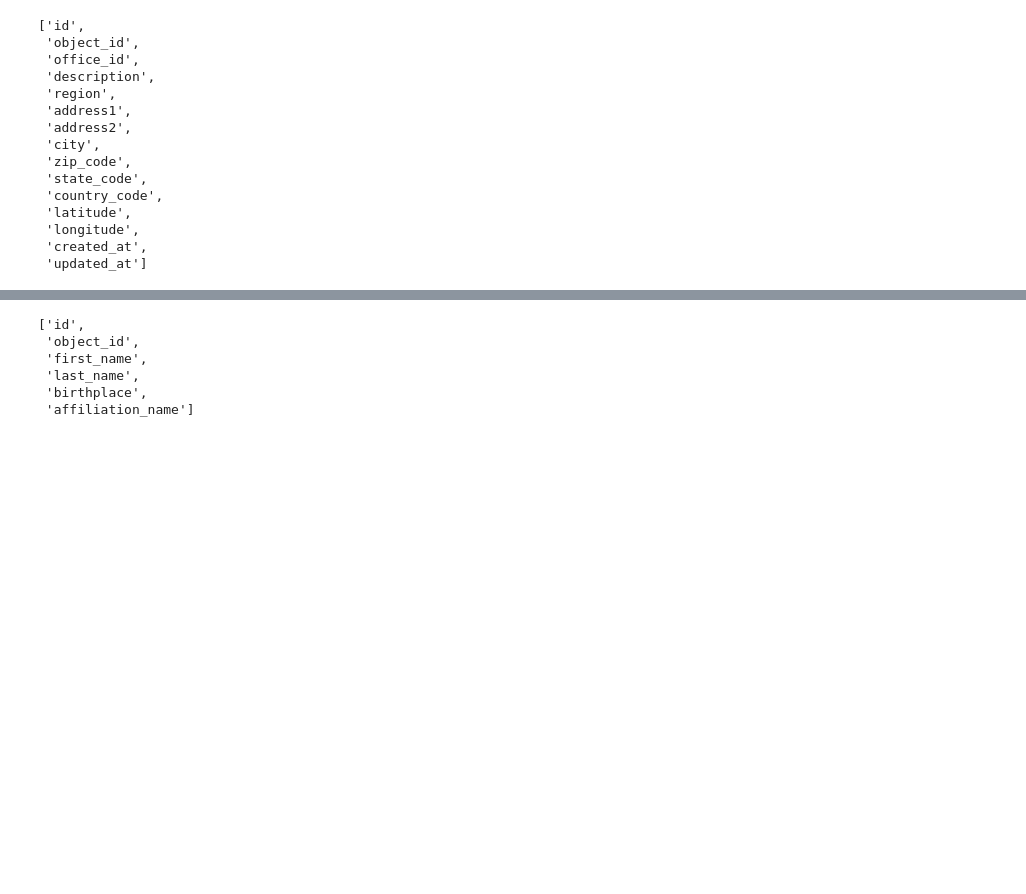
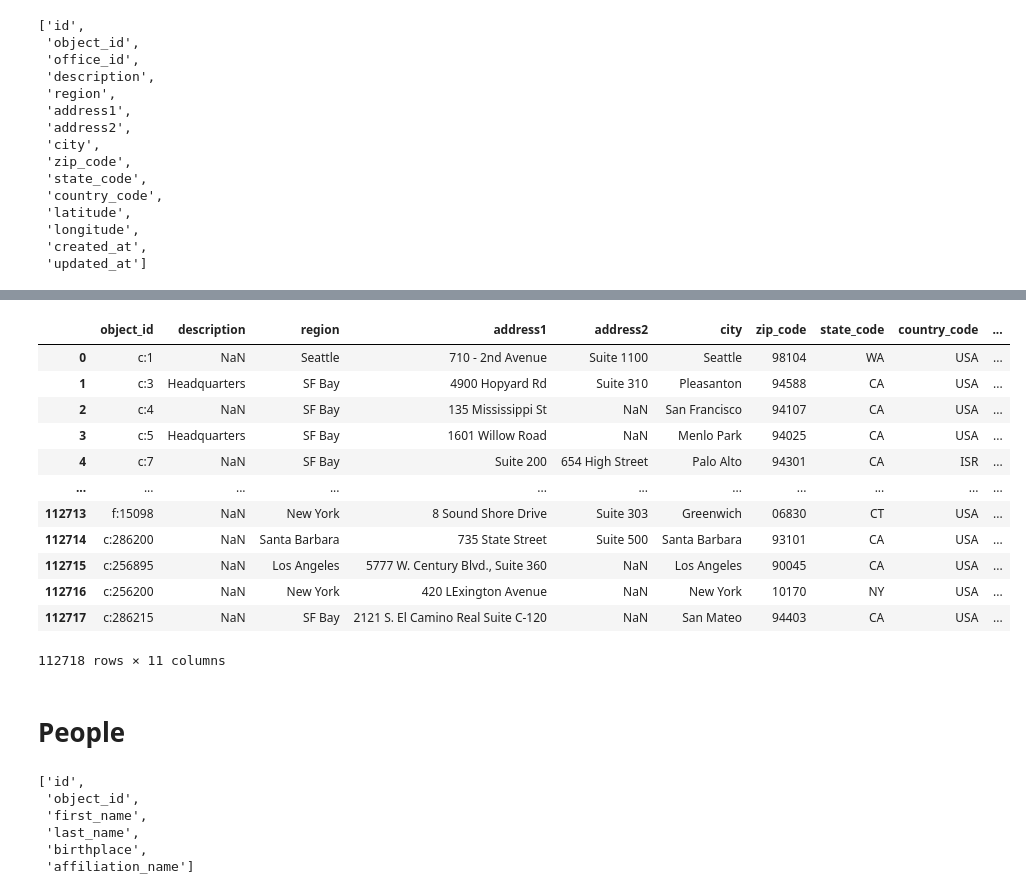
Before and after one commit to PaulIsenberg/FWIP_Venture, a Jupyter notebook: ETL.ipynb, the cells around one changed output, grey strips where cells are left out. Drawn from its saved outputs; the diff is of its cells as text; code cells hidden in the pictures; blank space fills up the shorter version.

Commit message:
cleaning offices, people, milestones csvs

```diff
--- a/ETL.ipynb
+++ b/ETL.ipynb
@@ -402,0 +456,17 @@ offices.columns.tolist()
+# %%
+offices_clean = offices.drop(columns={'id','office_id','created_at','updated_at'})
+offices_clean
+# %% [output]
+|  | object_id | description | region | address1 | address2 | city | zip_code | state_code | country_code | ... |
+| 0 | c:1 | NaN | Seattle | 710 - 2nd Avenue | Suite 1100 | Seattle | 98104 | WA | USA | ... |
+| 1 | c:3 | Headquarters | SF Bay | 4900 Hopyard Rd | Suite 310 | Pleasanton | 94588 | CA | USA | ... |
+| 2 | c:4 | NaN | SF Bay | 135 Mississippi St | NaN | San Francisco | 94107 | CA | USA | ... |
+| 3 | c:5 | Headquarters | SF Bay | 1601 Willow Road | NaN | Menlo Park | 94025 | CA | USA | ... |
+| 4 | c:7 | NaN | SF Bay | Suite 200 | 654 High Street | Palo Alto | 94301 | CA | ISR | ... |
+| ... | ... | ... | ... | ... | ... | ... | ... | ... | ... | ... |
+| 112713 | f:15098 | NaN | New York | 8 Sound Shore Drive | Suite 303 | Greenwich | 06830 | CT | USA | ... |
+| 112714 | c:286200 | NaN | Santa Barbara | 735 State Street | Suite 500 | Santa Barbara | 93101 | CA | USA | ... |
+| 112715 | c:256895 | NaN | Los Angeles | 5777 W. Century Blvd., Suite 360 | NaN | Los Angeles | 90045 | CA | USA | ... |
+| 112716 | c:256200 | NaN | New York | 420 LExington Avenue | NaN | New York | 10170 | NY | USA | ... |
+| 112717 | c:286215 | NaN | SF Bay | 2121 S. El Camino Real Suite C-120 | NaN | San Mateo | 94403 | CA | USA | ... |
+112718 rows × 11 columns
@@ -403,3 +476,5 @@ offices.columns.tolist()
+# %% [markdown]
+# People
 # %%
 people= pd.read_csv(path + 'people.csv')
 people.columns.tolist()
```
Also changed, not shown: parts of 15 cells of this notebook.
